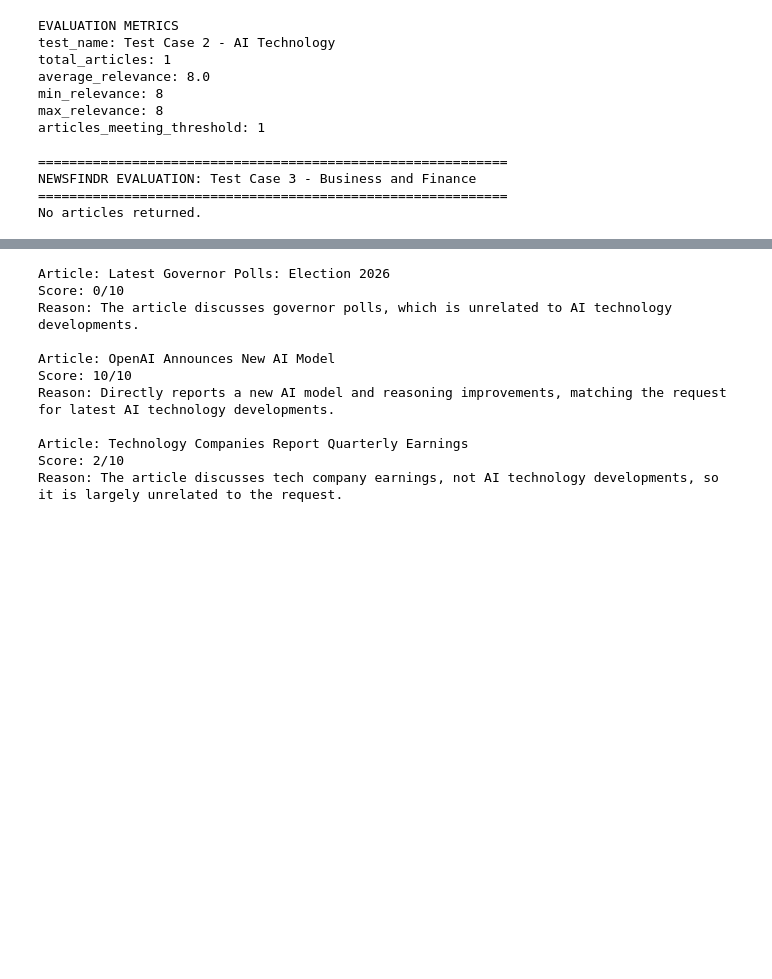
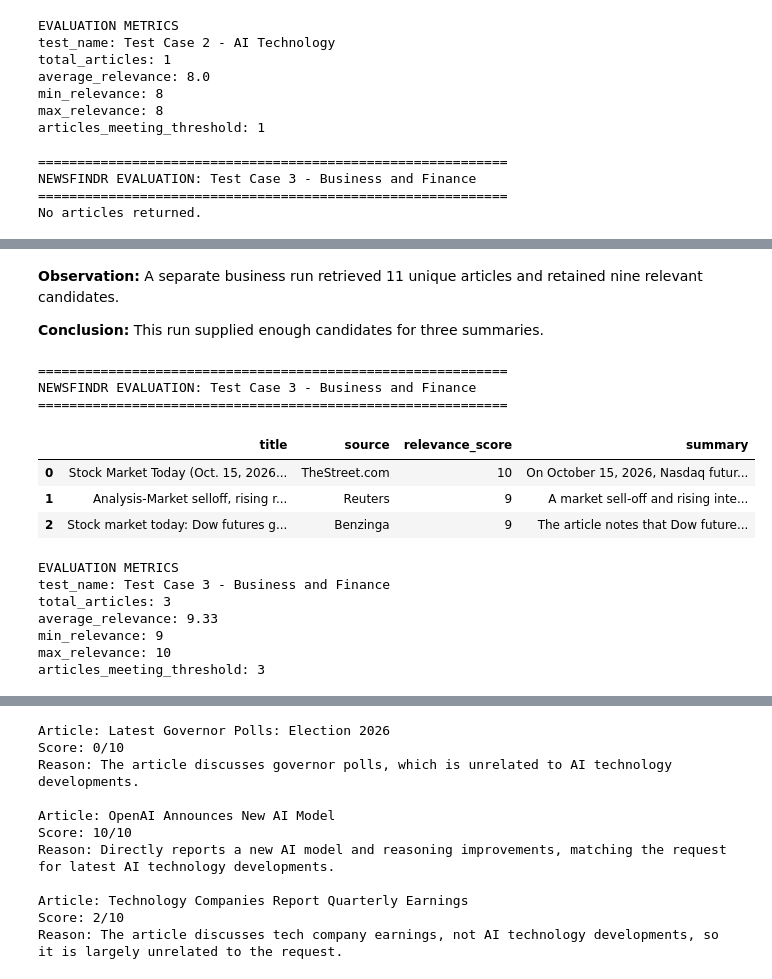
Before and after one commit to timayabi2020/newsfindr, a Jupyter notebook: NewsFindr.ipynb, the cells around one changed output, grey strips where cells are left out. Saved outputs shown, nothing was run; the diff lists cells and outputs as text; code cells hidden in the pictures; blank space fills up the shorter version.

```diff
--- a/NewsFindr.ipynb
+++ b/NewsFindr.ipynb
@@ -1704,0 +1845,7 @@ display(evaluation_results)
+# %%
+
+business_metrics, business_articles = diagnose_newsfindr(
+    interests=["Politics", "Technology", "Business"],
+    user_query="Latest business and financial market developments",
+    max_results=3
+)
@@ -1704,0 +1870,47 @@ display(evaluation_results)
+# %% [markdown]
+**Observation:** A separate business run retrieved 11 unique articles and retained nine relevant candidates.
+
+**Conclusion:** This run supplied enough candidates for three summaries.
+# %%
+
+# Select the three highest-scoring articles
+selected_business_articles = business_articles[:3]
+
+# Generate summaries
+business_results = summarize_news(
+    articles=selected_business_articles,
+    max_articles=3
+)
+
+# Preserve relevance scores
+score_lookup = {
+    article["url"]: article.get("relevance_score")
+    for article in selected_business_articles
+    if article.get("url")
+}
+
+for article in business_results:
+    article["relevance_score"] = score_lookup.get(
+        article.get("url")
+    )
+
+# Evaluate
+business_evaluation = evaluate_newsfindr(
+    results=business_results,
+    test_name="Test Case 3 - Business and Finance"
+)
+# %% [output]
+============================================================
+NEWSFINDR EVALUATION: Test Case 3 - Business and Finance
+============================================================
+|  | title | source | relevance_score | summary |
+| 0 | Stock Market Today (Oct. 15, 2026... | TheStreet.com | 10 | On October 15, 2026, Nasdaq futur... |
+| 1 | Analysis-Market selloff, rising r... | Reuters | 9 | A market sell‑off and rising inte... |
+| 2 | Stock market today: Dow futures g... | Benzinga | 9 | The article notes that Dow future... |
+EVALUATION METRICS
+test_name: Test Case 3 - Business and Finance
+total_articles: 3
+average_relevance: 9.33
+min_relevance: 9
+max_relevance: 10
+articles_meeting_threshold: 3
```
Also changed, not shown: parts of 46 cells of this notebook.
